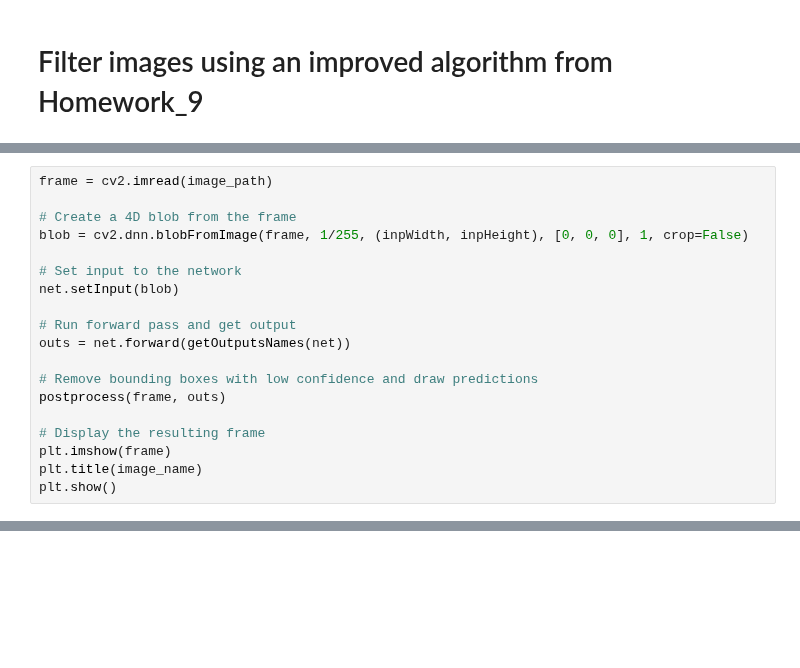
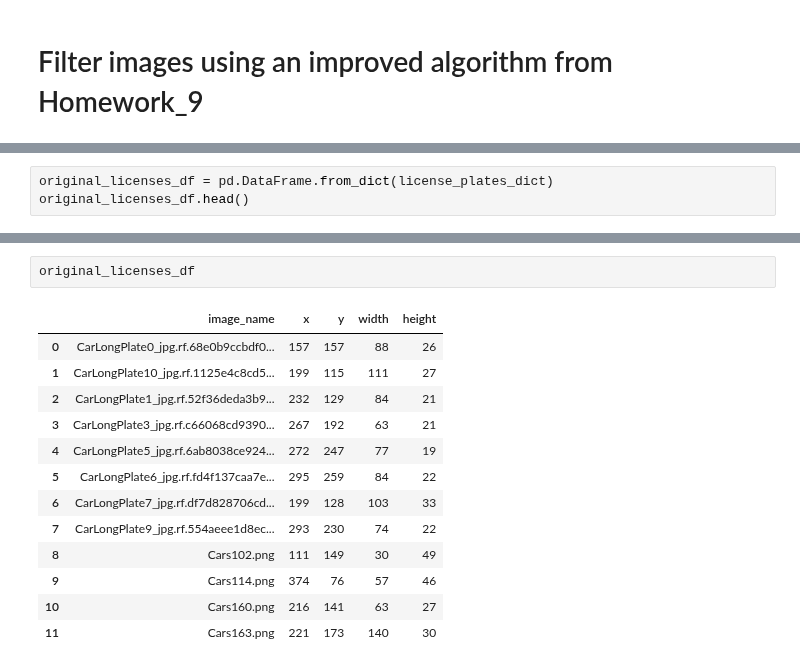
Before and after one commit to Mykhailo20/DS_Bootcamp_2023, a Jupyter notebook: Homework_10/Analysis/Select_Data.ipynb, the cells around one changed output, grey strips where cells are left out. Saved outputs shown, nothing was run; the diff lists cells and outputs as text; blank space fills up the shorter version.

Commit message:
Homework_10: Rewrite the algorithm from Homework_9 and check the obtained results with the results of the original algorithm

```diff
--- a/Homework_10/Analysis/Select_Data.ipynb
+++ b/Homework_10/Analysis/Select_Data.ipynb
@@ -486,19 +471,0 @@ Image_path = yolo-license-plate-detection\data\wartburg-2456243_1920.jpg
-# %%
-frame = cv2.imread(image_path)
-
-# Create a 4D blob from the frame
-blob = cv2.dnn.blobFromImage(frame, 1/255, (inpWidth, inpHeight), [0, 0, 0], 1, crop=False)
-
-# Set input to the network
-net.setInput(blob)
-
-# Run forward pass and get output
-outs = net.forward(getOutputsNames(net))
-
-# Remove bounding boxes with low confidence and draw predictions
-postprocess(frame, outs)
-
-# Display the resulting frame
-plt.imshow(frame)
-plt.title(image_name)
-plt.show()
@@ -511,0 +788,3 @@ out.shape :  (8112, 6)
+# %%
+original_licenses_df = pd.DataFrame.from_dict(license_plates_dict)
+original_licenses_df.head()
@@ -511,0 +842,16 @@ out.shape :  (8112, 6)
+# %%
+original_licenses_df
+# %% [output]
+|  | image_name | x | y | width | height |
+| 0 | CarLongPlate0_jpg.rf.68e0b9ccbdf0... | 157 | 157 | 88 | 26 |
+| 1 | CarLongPlate10_jpg.rf.1125e4c8cd5... | 199 | 115 | 111 | 27 |
+| 2 | CarLongPlate1_jpg.rf.52f36deda3b9... | 232 | 129 | 84 | 21 |
+| 3 | CarLongPlate3_jpg.rf.c66068cd9390... | 267 | 192 | 63 | 21 |
+| 4 | CarLongPlate5_jpg.rf.6ab8038ce924... | 272 | 247 | 77 | 19 |
+| 5 | CarLongPlate6_jpg.rf.fd4f137caa7e... | 295 | 259 | 84 | 22 |
+| 6 | CarLongPlate7_jpg.rf.df7d828706cd... | 199 | 128 | 103 | 33 |
+| 7 | CarLongPlate9_jpg.rf.554aeee1d8ec... | 293 | 230 | 74 | 22 |
+| 8 | Cars102.png | 111 | 149 | 30 | 49 |
+| 9 | Cars114.png | 374 | 76 | 57 | 46 |
+| 10 | Cars160.png | 216 | 141 | 63 | 27 |
+| 11 | Cars163.png | 221 | 173 | 140 | 30 |
```
Also changed, not shown: parts of 26 cells of this notebook, 1 other file.
